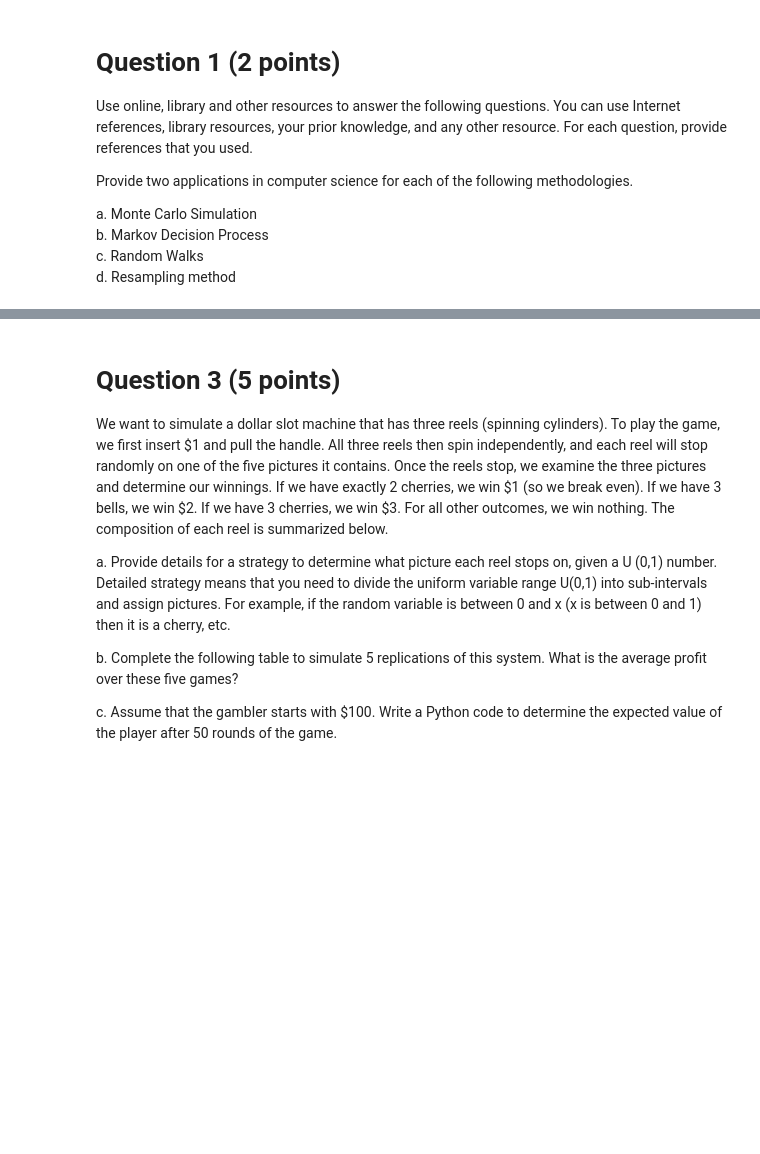
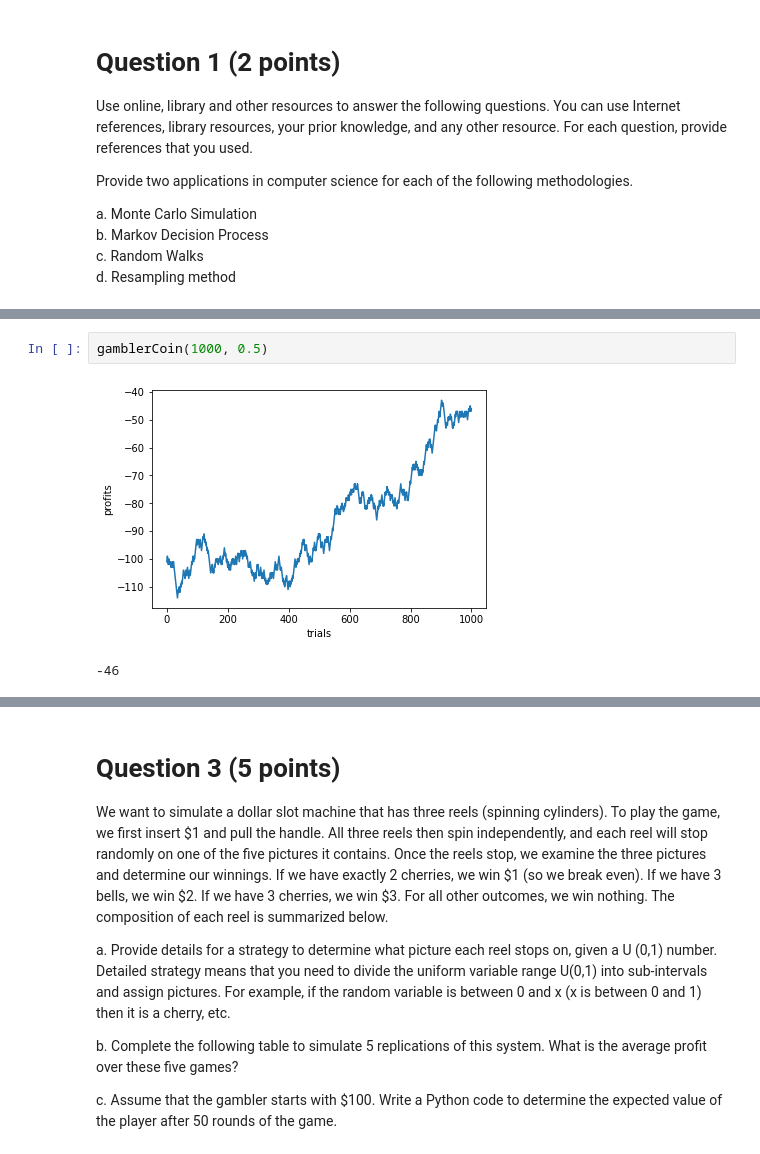
Before and after one commit to twyunting/CSC-632_Intro-to-Simulation-and-Modeling, a Jupyter notebook: exam/Chiu_Exam 1.ipynb, the cells around one changed output, grey strips where cells are left out. Saved outputs shown, nothing was run; the diff lists cells and outputs as text; blank space fills up the shorter version.

```diff
--- a/exam/Chiu_Exam 1.ipynb
+++ b/exam/Chiu_Exam 1.ipynb
@@ -30,0 +53,5 @@ d) Is there any difference between different State100s? For example, do you see
+# %%
+gamblerCoin(1000, 0.5)
+# %% [output]
+[figure, added]
+-46
```
Also changed, not shown: parts of 9 cells of this notebook.
